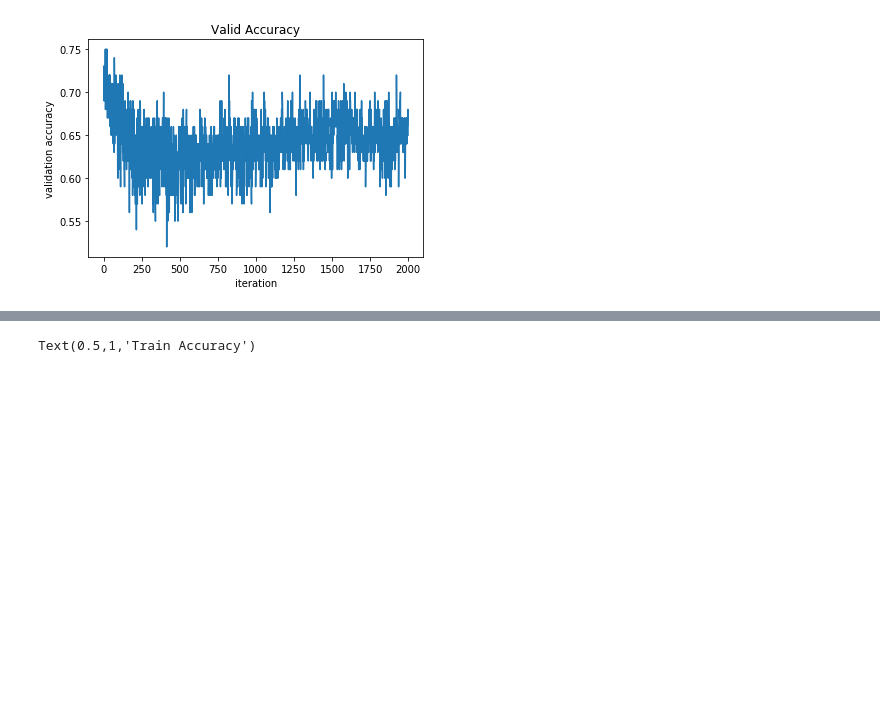
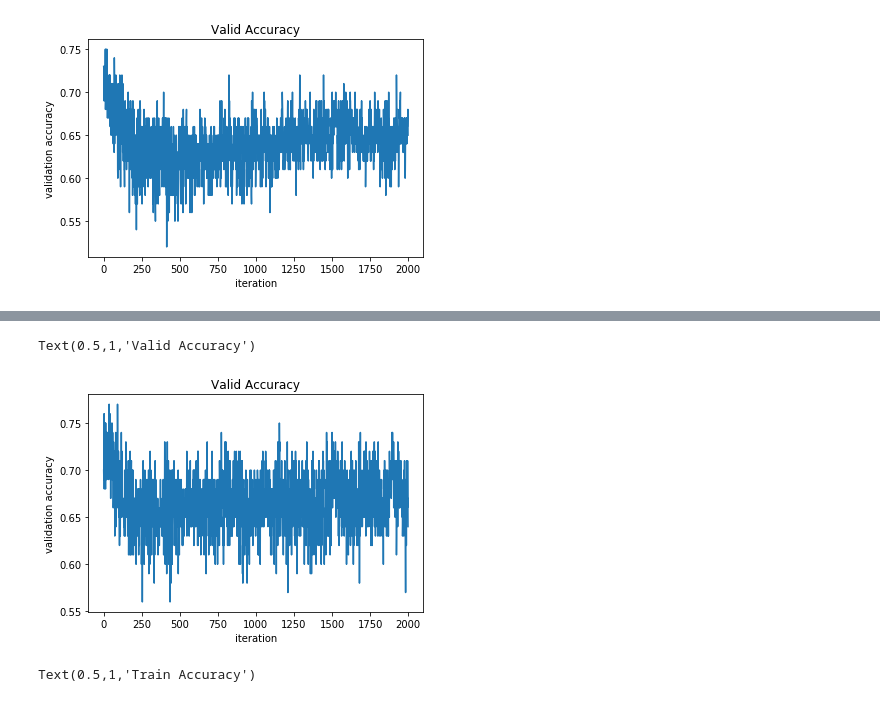
Before and after one commit to erfanMhi/Quantum_Genetic_Algorithm_For_Credit_Scoring_Problem, a Jupyter notebook: Cross Validation.ipynb, the cells around one changed output, grey strips where cells are left out. Drawn from its saved outputs; the diff is of its cells as text; code cells hidden in the pictures; blank space fills up the shorter version.

```diff
--- a/Cross Validation.ipynb
+++ b/Cross Validation.ipynb
@@ -430,3 +450,11 @@ Text(0.5,1,'Valid Accuracy')
+# %%
+plt.plot(range(len(hist.history['val_acc'])),hist.history['val_acc'])
+plt.xlabel('iteration')
+plt.ylabel('validation accuracy')
+plt.title('Valid Accuracy')
+# %% [output]
+Text(0.5,1,'Valid Accuracy')
+[figure, added]
 # %%
 model = Sequential()
 model.add(Dense(200, input_dim=30, activation='selu',kernel_regularizer=regularizers.l2(0.01), kernel_initializer='glorot_normal'))
```
Also changed, not shown: parts of 3 cells of this notebook, 2 other files.
